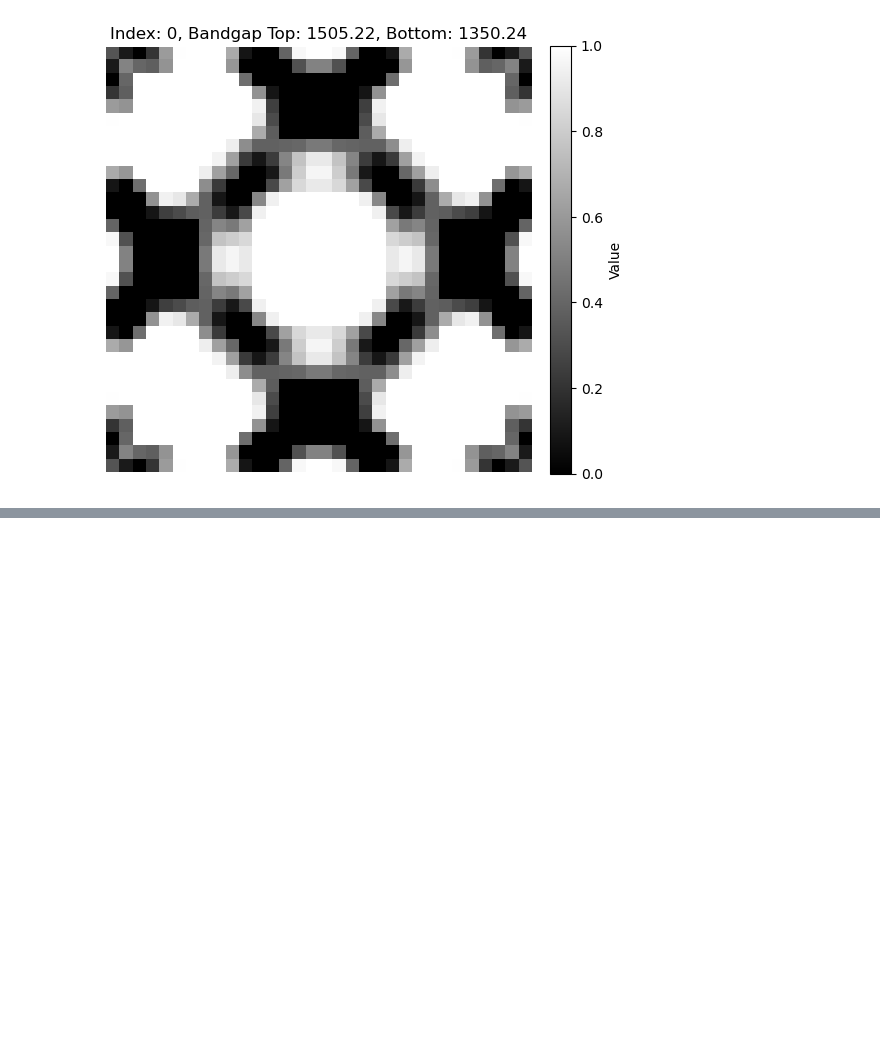
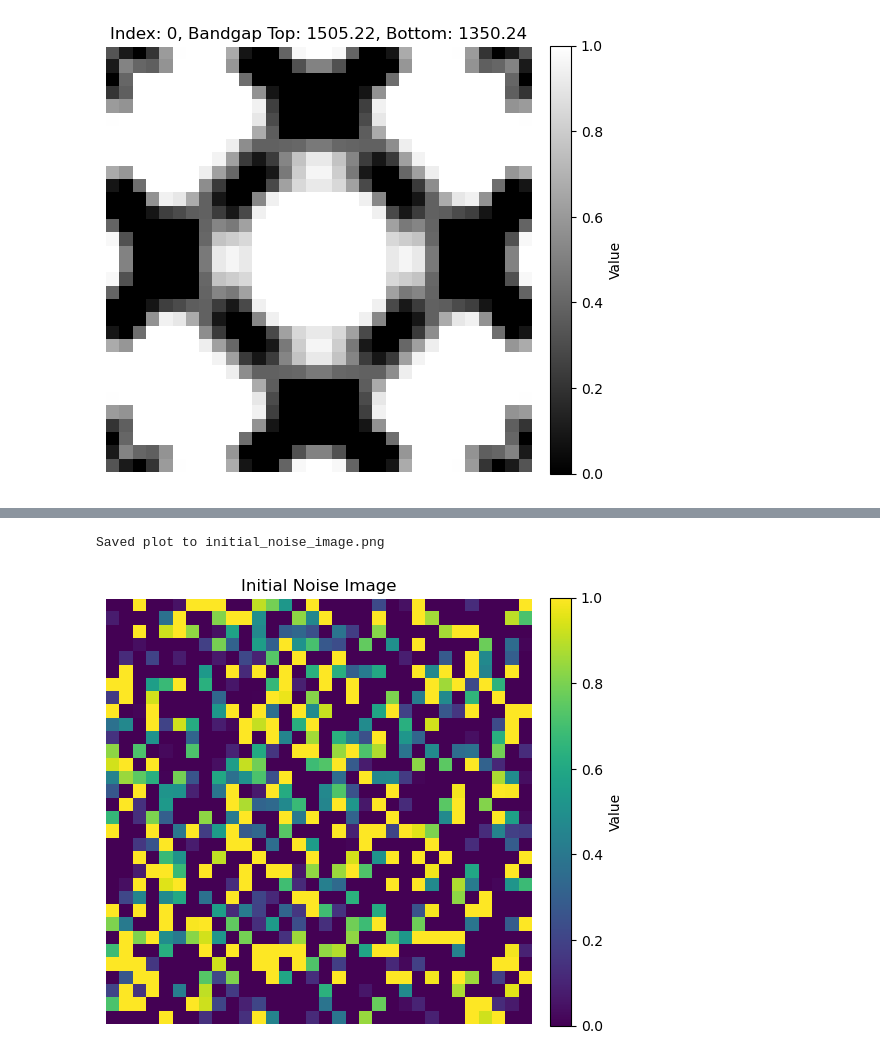
Before and after one commit to trutheresy/Diffusion-Model-2D-Metamaterials, a Jupyter notebook: diffusion_model_playground.ipynb, the cells around one changed output, grey strips where cells are left out. Drawn from its saved outputs; the diff is of its cells as text; code cells hidden in the pictures; blank space fills up the shorter version.

```diff
--- a/diffusion_model_playground.ipynb
+++ b/diffusion_model_playground.ipynb
@@ -616 +669,12 @@ RuntimeError: The size of tensor a (2) must match the size of tensor b (1024) at
+# %%
+plot_generated_image(
+    initial_image,
+    bandgap_top=bandgap_top,
+    bandgap_bottom=bandgap_bottom,
+    title="Initial Noise Image",
+    save_path="initial_noise_image.png"
+)
+# %% [output]
+Saved plot to initial_noise_image.png
+[figure, added]
 # %%
```
Also changed, not shown: parts of 9 cells of this notebook, 10 other files.
